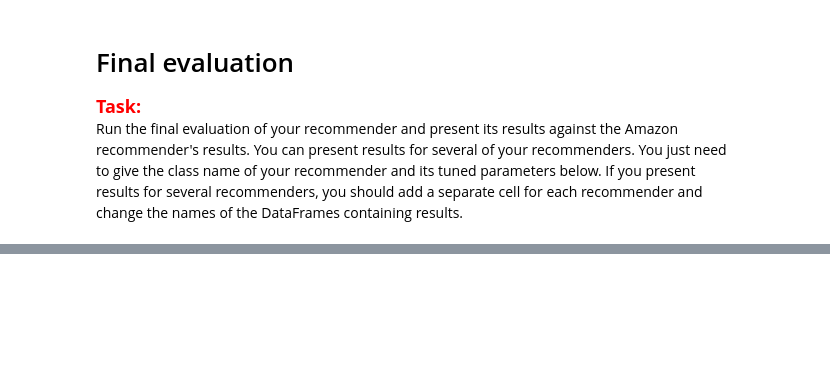
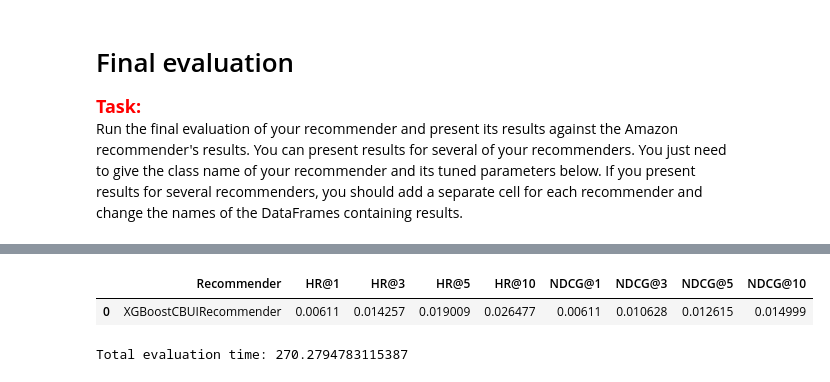
Before and after one commit to jbiesek/ContentBasedRecommender, a Jupyter notebook: project_1_recommender_and_evaluation.ipynb, the cells around one changed output, grey strips where cells are left out. Drawn from its saved outputs; the diff is of its cells as text; code cells hidden in the pictures; blank space fills up the shorter version.

Commit message:
Tuning

```diff
--- a/project_1_recommender_and_evaluation.ipynb
+++ b/project_1_recommender_and_evaluation.ipynb
@@ -872,3 +848,22 @@ Total evaluation time: 414.41831517219543
+# %%
+
+t0 = time.time()
+cb_user_item_recommender = XGBoostCBUIRecommender(
+    **{'learning_rate': 0.04574969799814225, 'max_depth': None, 'min_samples_split': 3, 'n_estimators': 273, 'n_neg_per_pos': 4})  # Initialize your recommender here with the best params from tuning
+
+# Give the name of your recommender in the line below
+linear_cbui_tts_results = [['XGBoostCBUIRecommender'] + list(evaluate_train_test_split_implicit(
+    cb_user_item_recommender, interactions_df, items_df))]
+
+linear_cbui_tts_results = pd.DataFrame(
+    linear_cbui_tts_results, columns=['Recommender', 'HR@1', 'HR@3', 'HR@5', 'HR@10', 'NDCG@1', 'NDCG@3', 'NDCG@5', 'NDCG@10'])
+
+display(linear_cbui_tts_results)
+print('Total evaluation time: {}'.format(time.time() - t0))
+# %% [output]
+|  | Recommender | HR@1 | HR@3 | HR@5 | HR@10 | NDCG@1 | NDCG@3 | NDCG@5 | NDCG@10 |
+| 0 | XGBoostCBUIRecommender | 0.00611 | 0.014257 | 0.019009 | 0.026477 | 0.00611 | 0.010628 | 0.012615 | 0.014999 |
+Total evaluation time: 270.2794783115387
 # %%
 from recommenders.amazon_recommender import AmazonRecommender
 t0 = time.time()
```
Also changed, not shown: parts of 13 cells of this notebook, 2 other files.
